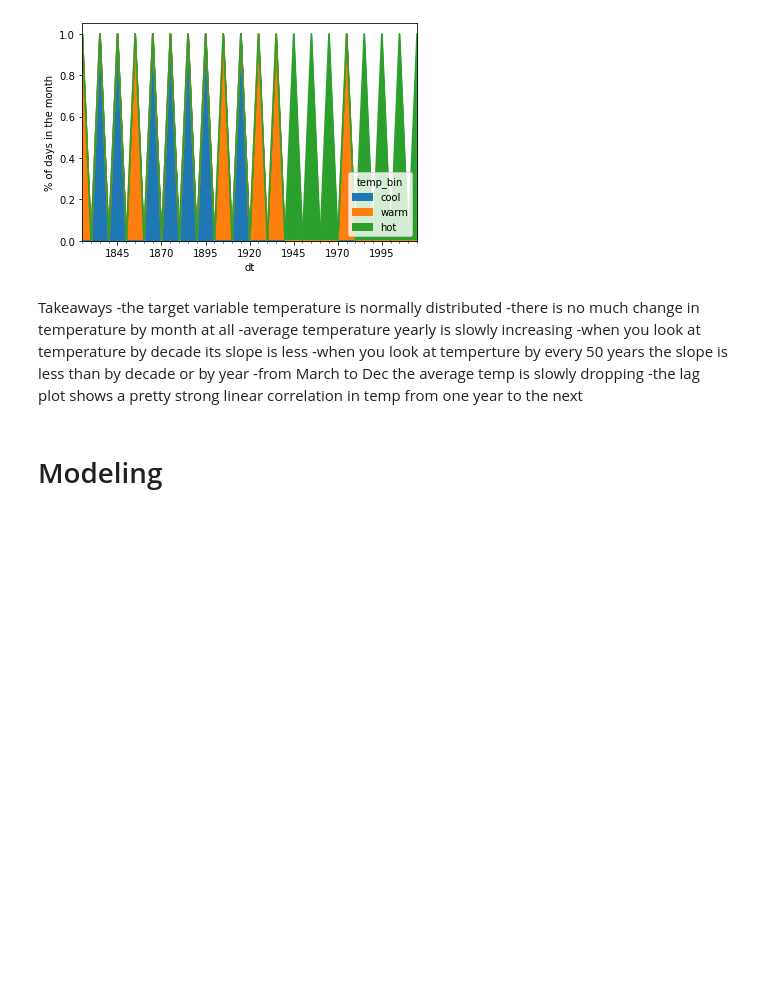
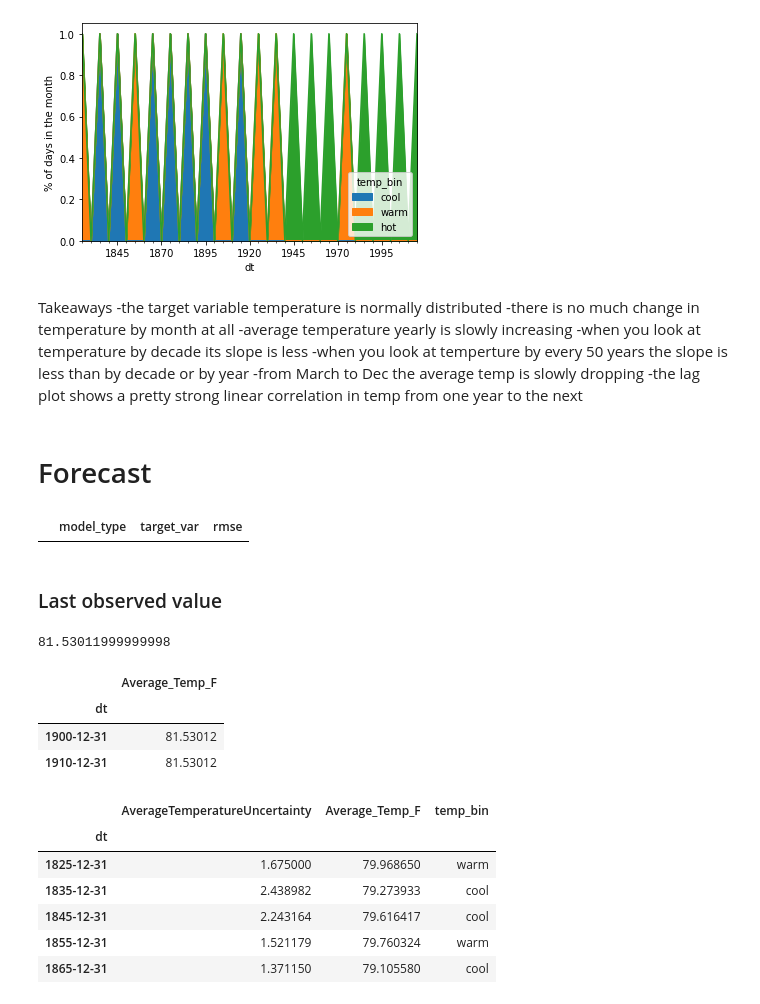
Before and after one commit to SLawsonWoods/time_series_exercises_1, a Jupyter notebook: time_series_mini_proj.ipynb, the cells around one changed output. Cells and saved outputs as stored; diff of their text form; code cells hidden in the pictures; blank space fills up the shorter version.

```diff
--- a/time_series_mini_proj.ipynb
+++ b/time_series_mini_proj.ipynb
@@ -362,4 +364,4 @@ Takeaways
 -from March to Dec the average temp is slowly dropping
 -the lag plot shows a pretty strong linear correlation in temp from one year to the next
 # %% [markdown]
-# Modeling
+# Forecast
@@ -365,0 +392,5 @@ Takeaways
+# %%
+# check out the data frame
+eval_df
+# %% [output]
+|  | model_type | target_var | rmse |
@@ -365,0 +410,27 @@ Takeaways
+# %% [markdown]
+### Last observed value
+# %%
+# create var 'items' with last observed value
+temps = train['Average_Temp_F'][-1]
+temps
+# %% [output]
+81.53011999999998
+# %%
+# make predictions by adding those values to new dataframe yhat_df
+yhat_df = pd.DataFrame({'Average_Temp_F': [temps]}, index = validate.index)
+yhat_df.head(2)
+# %% [output]
+|  | Average_Temp_F |
+| dt |  |
+| 1900-12-31 | 81.53012 |
+| 1910-12-31 | 81.53012 |
+# %%
+train.head()
+# %% [output]
+|  | AverageTemperatureUncertainty | Average_Temp_F | temp_bin |
+| dt |  |  |  |
+| 1825-12-31 | 1.675000 | 79.968650 | warm |
+| 1835-12-31 | 2.438982 | 79.273933 | cool |
+| 1845-12-31 | 2.243164 | 79.616417 | cool |
+| 1855-12-31 | 1.521179 | 79.760324 | warm |
+| 1865-12-31 | 1.371150 | 79.105580 | cool |
```
Also changed, not shown: parts of 12 cells of this notebook, 1 other file.
